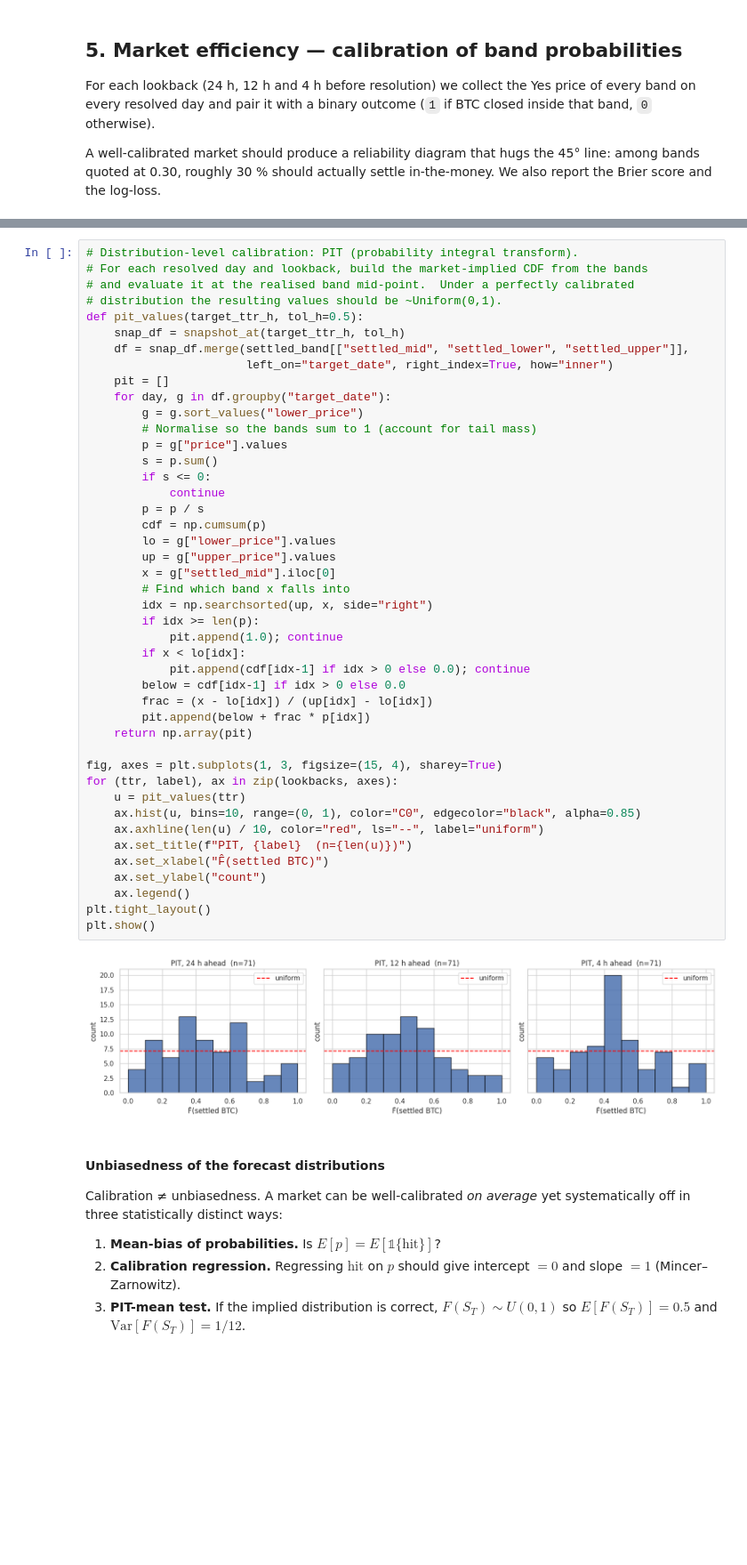
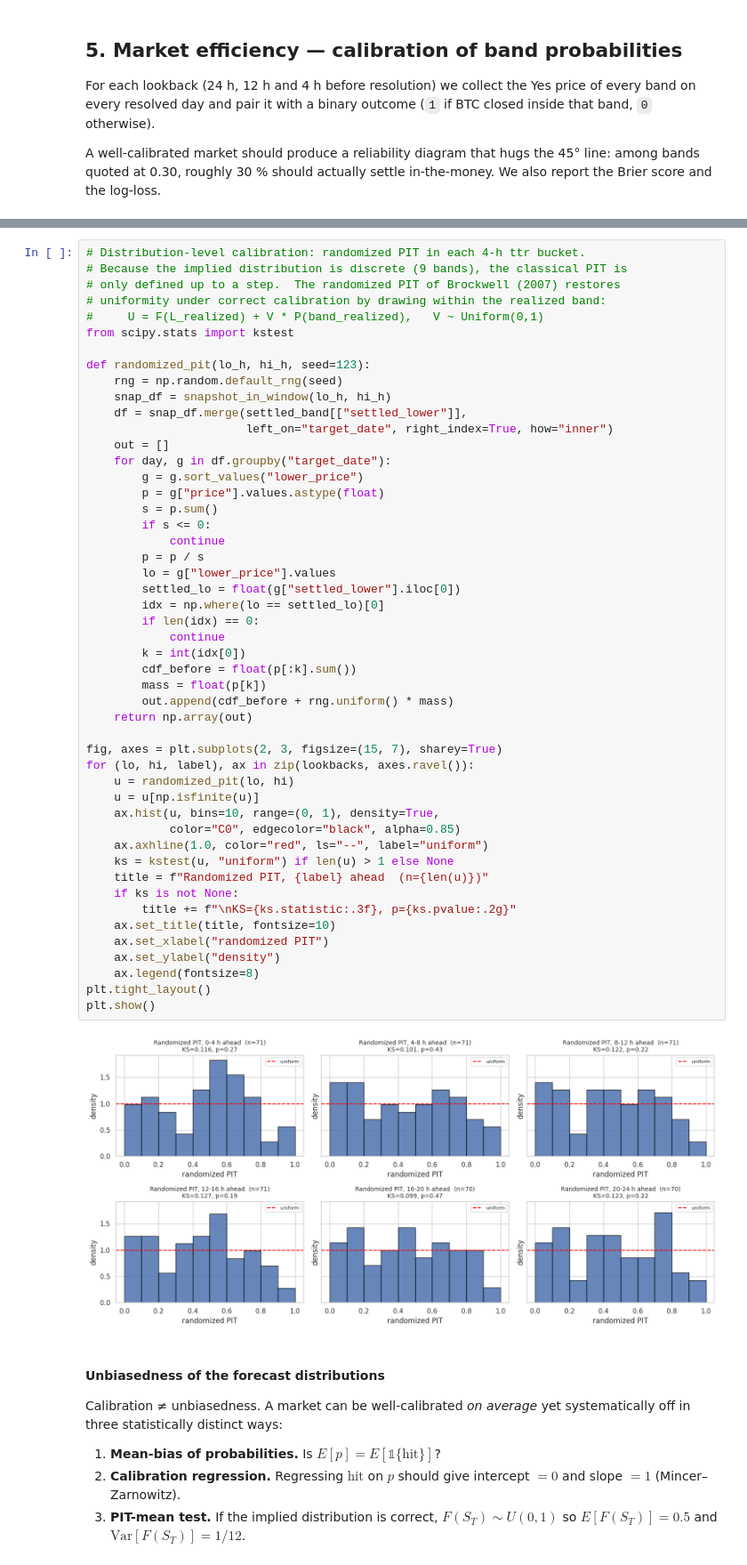
Before and after one commit to ochaff/FATED_polymarket, a Jupyter notebook: polymarket_analysis.ipynb, the cells around one changed output, grey strips where cells are left out. Shown at 89% size. Drawn from its saved outputs; the diff is of its cells as text; blank space fills up the shorter version.

```diff
--- a/polymarket_analysis.ipynb
+++ b/polymarket_analysis.ipynb
@@ -795,49 +807,54 @@ Calibration metrics
 # %%
-# Distribution-level calibration: PIT (probability integral transform).
-# For each resolved day and lookback, build the market-implied CDF from the bands
-# and evaluate it at the realised band mid-point.  Under a perfectly calibrated
-# distribution the resulting values should be ~Uniform(0,1).
-def pit_values(target_ttr_h, tol_h=0.5):
-    snap_df = snapshot_at(target_ttr_h, tol_h)
-    df = snap_df.merge(settled_band[["settled_mid", "settled_lower", "settled_upper"]],
+# Distribution-level calibration: randomized PIT in each 4-h ttr bucket.
+# Because the implied distribution is discrete (9 bands), the classical PIT is
+# only defined up to a step.  The randomized PIT of Brockwell (2007) restores
+# uniformity under correct calibration by drawing within the realized band:
+#     U = F(L_realized) + V * P(band_realized),   V ~ Uniform(0,1)
+from scipy.stats import kstest
+
+def randomized_pit(lo_h, hi_h, seed=123):
+    rng = np.random.default_rng(seed)
+    snap_df = snapshot_in_window(lo_h, hi_h)
+    df = snap_df.merge(settled_band[["settled_lower"]],
                        left_on="target_date", right_index=True, how="inner")
-    pit = []
+    out = []
     for day, g in df.groupby("target_date"):
         g = g.sort_values("lower_price")
-        # Normalise so the bands sum to 1 (account for tail mass)
-        p = g["price"].values
+        p = g["price"].values.astype(float)
         s = p.sum()
         if s <= 0:
             continue
         p = p / s
-        cdf = np.cumsum(p)
         lo = g["lower_price"].values
-        up = g["upper_price"].values
-        x = g["settled_mid"].iloc[0]
-        # Find which band x falls into
-        idx = np.searchsorted(up, x, side="right")
-        if idx >= len(p):
-            pit.append(1.0); continue
-        if x < lo[idx]:
-            pit.append(cdf[idx-1] if idx > 0 else 0.0); continue
-        below = cdf[idx-1] if idx > 0 else 0.0
-        frac = (x - lo[idx]) / (up[idx] - lo[idx])
-        pit.append(below + frac * p[idx])
-    return np.array(pit)
+        settled_lo = float(g["settled_lower"].iloc[0])
+        idx = np.where(lo == settled_lo)[0]
+        if len(idx) == 0:
+            continue
+        k = int(idx[0])
+        cdf_before = float(p[:k].sum())
+        mass = float(p[k])
+        out.append(cdf_before + rng.uniform() * mass)
+    return np.array(out)
 
-fig, axes = plt.subplots(1, 3, figsize=(15, 4), sharey=True)
-for (ttr, label), ax in zip(lookbacks, axes):
-    u = pit_values(ttr)
-    ax.hist(u, bins=10, range=(0, 1), color="C0", edgecolor="black", alpha=0.85)
-    ax.axhline(len(u) / 10, color="red", ls="--", label="uniform")
-    ax.set_title(f"PIT, {label}  (n={len(u)})")
-    ax.set_xlabel("F̂(settled BTC)")
-    ax.set_ylabel("count")
-    ax.legend()
+fig, axes = plt.subplots(2, 3, figsize=(15, 7), sharey=True)
+for (lo, hi, label), ax in zip(lookbacks, axes.ravel()):
+    u = randomized_pit(lo, hi)
+    u = u[np.isfinite(u)]
+    ax.hist(u, bins=10, range=(0, 1), density=True,
+            color="C0", edgecolor="black", alpha=0.85)
+    ax.axhline(1.0, color="red", ls="--", label="uniform")
+    ks = kstest(u, "uniform") if len(u) > 1 else None
+    title = f"Randomized PIT, {label} ahead  (n={len(u)})"
+    if ks is not None:
+        title += f"\nKS={ks.statistic:.3f}, p={ks.pvalue:.2g}"
+    ax.set_title(title, fontsize=10)
+    ax.set_xlabel("randomized PIT")
+    ax.set_ylabel("density")
+    ax.legend(fontsize=8)
 plt.tight_layout()
 plt.show()
 # %% [output]
-[figure, old version]
+[figure, new version]
 # %% [markdown]
 #### Unbiasedness of the forecast distributions
 
```
Also changed, not shown: parts of 6 cells of this notebook.
